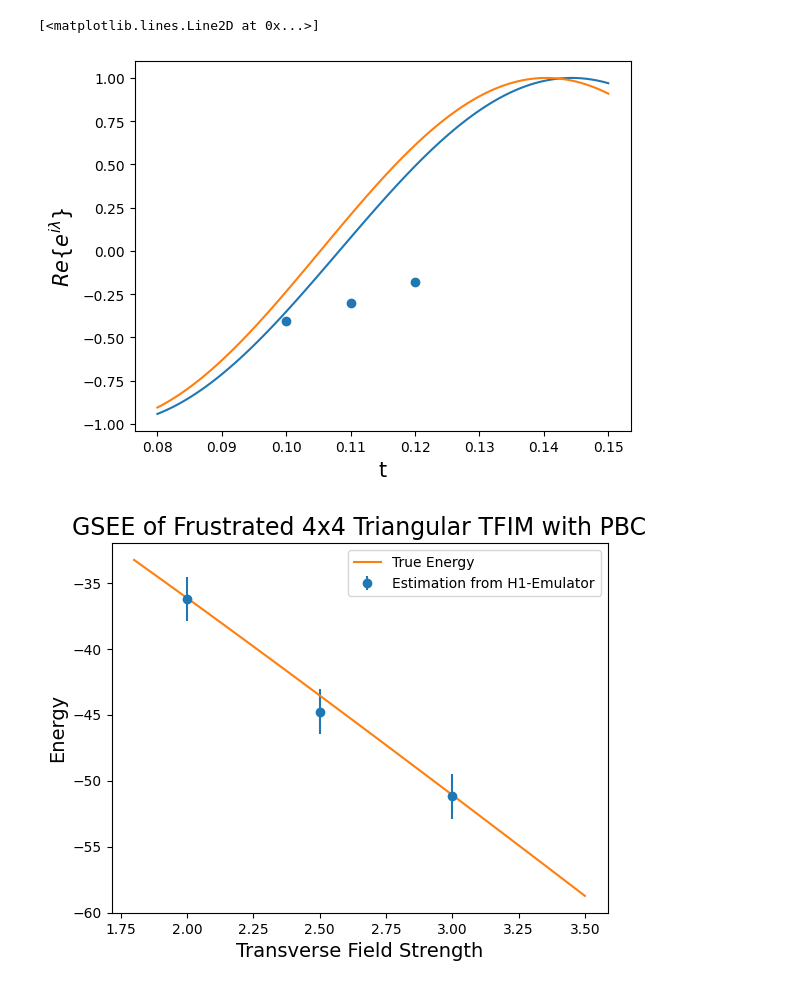
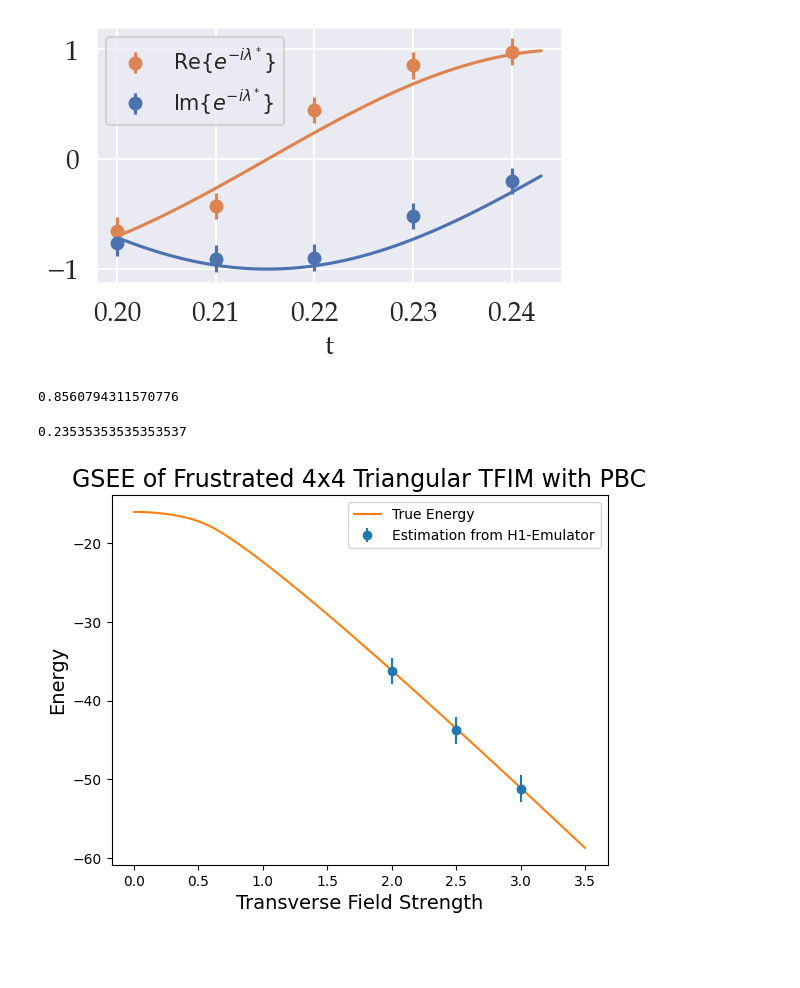
Before and after one commit to erenaykrcn/ccU, a Jupyter notebook: examples/TFIM2d/QPE_ErrorBar.ipynb, the cells around one changed output. Drawn from its saved outputs; the diff is of its cells as text; code cells hidden in the pictures; blank space fills up the shorter version.

```diff
--- a/examples/TFIM2d/QPE_ErrorBar.ipynb
+++ b/examples/TFIM2d/QPE_ErrorBar.ipynb
@@ -55,19 +90,47 @@ plt.show()
 # %%
-ts = np.linspace(0.08, 0.15, 100)
-e0_25 = -43.5418437869062
+phases = [
+(-0.44425675675675674-0.5191363251481795j),
+(-0.359-0.76j),
+(0.24489795918367346-0.4918367346938775j),
+0.85-0.5168j,
+(0.6991150442477876-0.14166666666666j),
+]
+
+
+plt.figure(figsize=(6, 4))
+
+ts = np.linspace(0.2, 0.243, 100)
+e0_25 = -51.0857421975
 f_25 = [np.exp(-1j*t*e0_25).real for t in ts]
 
-ests_ts = [0.1, 0.11, 0.12]
-ests_real_25 = [-0.405405, -0.3, -0.18]
-est_25 = -44.75440462
-f_est_25 = [np.exp(-1j*t*est_25).real for t in ts]
+ests_ts = [0.2, 0.21, 0.22, 0.23, 0.24]
+ests_real_25 = [(phase/np.abs(phase)).real for phase in phases]
+#f_est_25 = [np.exp(-1j*t*(-51.1835935342706)).real for t in ts]
 
-plt.scatter(ests_ts, ests_real_25)
-plt.xlabel('t', size=15)
-plt.ylabel(r'$Re\{e^{i \lambda}\}$', size=15)
-plt.plot(ts, f_25)
-plt.plot(ts, f_est_25)
+plt.errorbar(ests_ts, ests_real_25, yerr=0.12, fmt='o', color=palette[1], label=r'$\text{Re}\{e^{-i\lambda^*}\}$')
+plt.xlabel('t', size=20)
+#plt.ylabel(r'$e^{-i \lambda}$', size=20)
+plt.plot(ts, f_25, color=palette[1])
+#plt.plot(ts, f_est_25)
+
+
+f_25_imag = [np.exp(-1j*t*e0_25).imag for t in ts]
+ests_real_25 = [(phase/np.abs(phase)).imag for phase in phases]
+plt.errorbar(ests_ts, ests_real_25, yerr=0.12, fmt='o', color=palette[0], label=r'$\text{Im}\{e^{-i\lambda^*}\}$')
+plt.plot(ts, f_25_imag, color=palette[0])
+plt.legend( prop={'size': 15})
+
+plt.tight_layout()
+plt.savefig('../figs/fit_phases.pdf')
 # %% [output]
-[<matplotlib.lines.Line2D at 0x...>]
-[figure, old version]
+[figure, new version]
+# %%
+f_25 = [np.exp(-1j*t*e0_25).real for t in ts]
+f_25[70]
+# %% [output]
+0.8560794311570776
+# %%
+ts[70]
+# %% [output]
+0.23535353535353537
 # %%
@@ -170,8 +337,8 @@ Es = [-33.26229420840909,
 
  -58.733065201091335]
 # %%
-gs = np.linspace(1.8, 3.5, 50)
-ests = [-51.18359353427065, -44.754404622, -36.207446293]
+gs = list(np.linspace(0, 1.8, 50)) + list(np.linspace( 1.8, 3.5, 50))
+ests = [-51.18359353427065, -43.7841840357, -36.207446293]
 
 plt.title('GSEE of Frustrated 4x4 Triangular TFIM with PBC', size=17)
 plt.ylabel('Energy', size=14)
@@ -182,4 +349,4 @@ plt.plot(gs, Es, label='True Energy')
 plt.legend()
 plt.savefig('../figs/triangularTFIM_4x4_GSEE.png')
 # %% [output]
-[figure, old version]
+[figure, new version]
```
Also changed, not shown: parts of 11 cells of this notebook, 47 other files.
